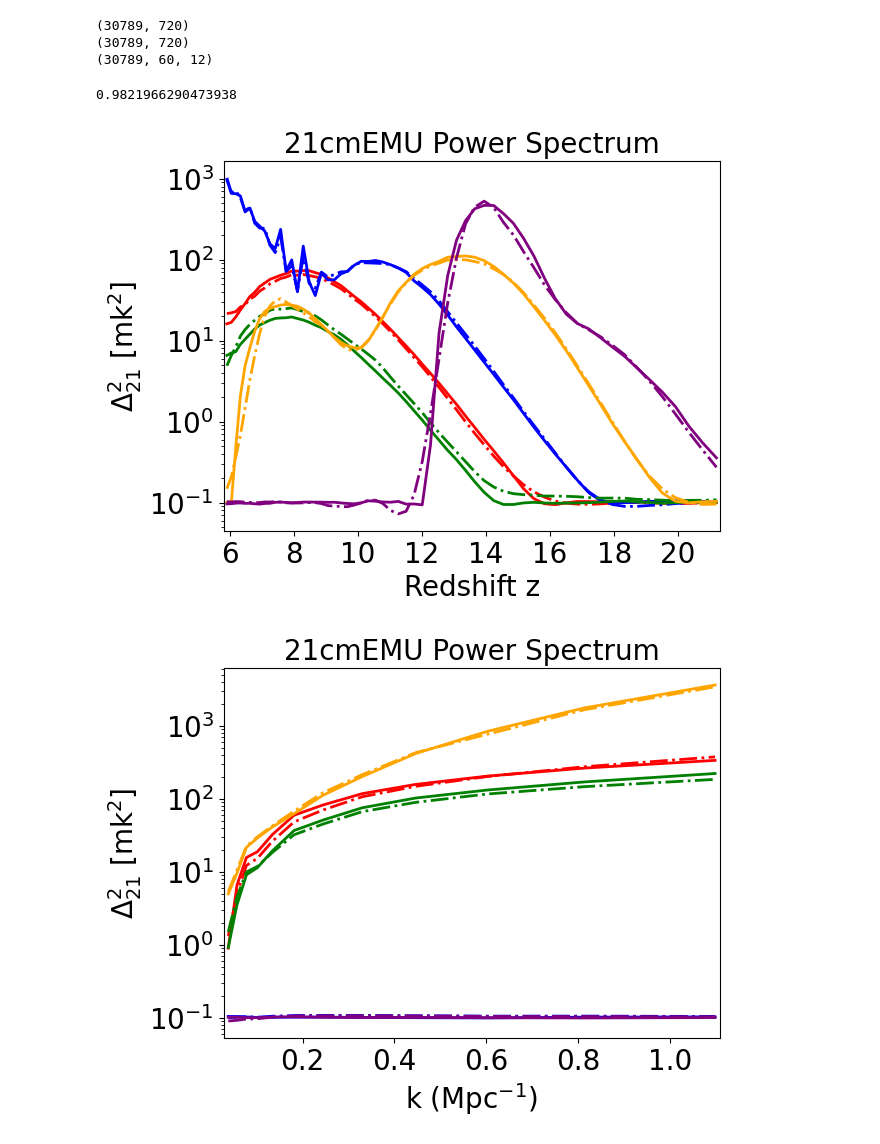
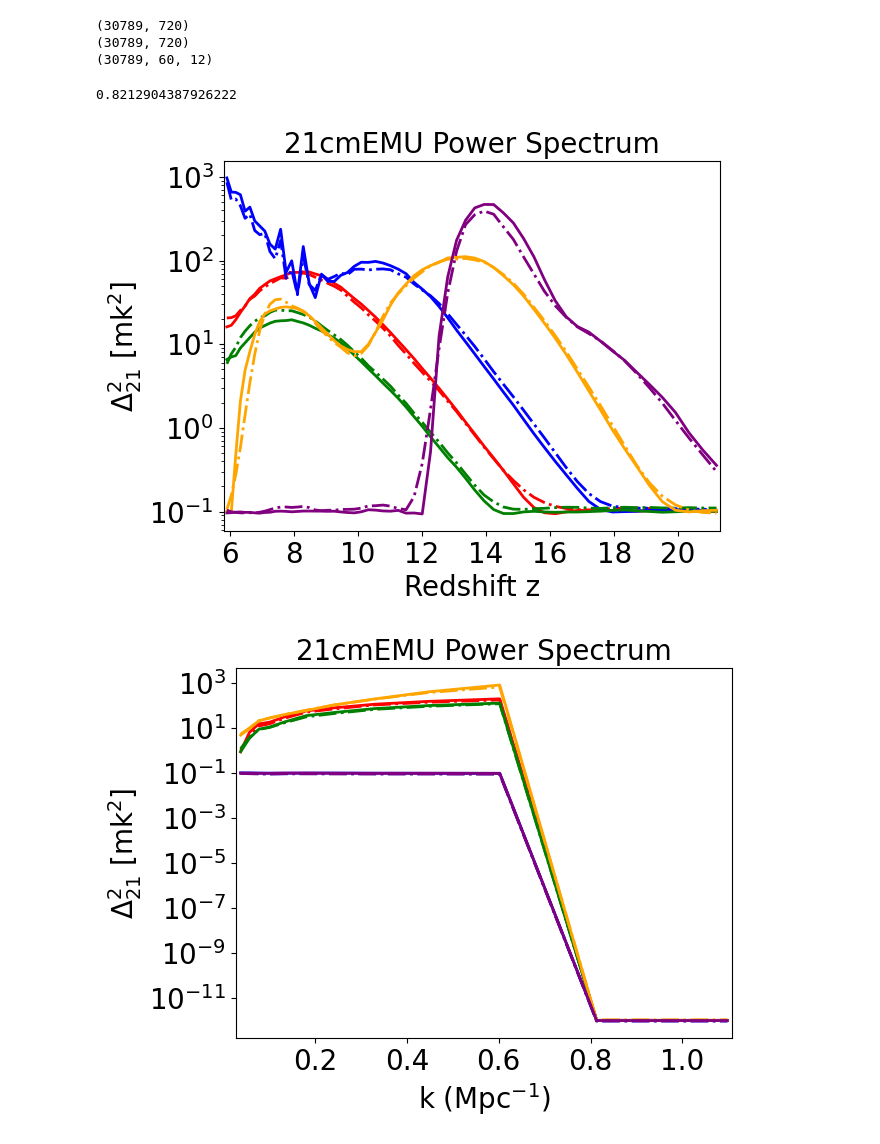
Before and after one commit to Rillard2001/RealMSc, a Jupyter notebook: 21cmEMU_TrainingData.ipynb, the cells around one changed output. Cells and saved outputs as stored; diff of their text form; code cells hidden in the pictures.

```diff
--- a/21cmEMU_TrainingData.ipynb
+++ b/21cmEMU_TrainingData.ipynb
@@ -19,9 +19,9 @@ np.random.seed(42)
 from cmEMU_functions import lhs_sampler, get_output, corner_plot, plotting_PS, get_unique, low_PS, plotting_Wk_vs_k, EarlyStopping, PSNN
 # %%
 #Get input
-t = lhs_sampler(num_rounds = 10, label = 'TrainingData')
-v = lhs_sampler(num_rounds = 10, label = 'ValidationData')
-# te = lhs_sampler(num_rounds = 33, label = 'TestData')
+# t = lhs_sampler(num_rounds = 33, label = 'TrainingData')
+# v = lhs_sampler(num_rounds = 33, label = 'ValidationData')
+te = lhs_sampler(num_rounds = 33, label = 'TestData')
 # %% [output]
 Loading
 Loading
@@ -86,5 +97,5 @@ Loading emulated round 10
 # %%
-test_output = get_output(emu, 33, 'TestData', 500)
+test_output = get_output(33, 'TestData')
 final_test = get_unique(test_output)
 # %% [output]
 Loading emulated round 1
@@ -115,3 +126,7 @@ low_val_sig = low_PS(final_val, k_cut = 0.8, method = 'Sigmoid', eta = 10)
+# %%
+#low_test_gauss = low_PS(final_val, k_cut = 0.8, method = 'Gaussian', eta = 10)
+low_test_sharp = low_PS(final_test, k_cut = 0.8, method = 'SharpCut', eta = 10)
+#low_test_sig = low_PS(final_test, k_cut = 0.8, method = 'Sigmoid', eta = 10)
 # %%
 #Drop round
 train_input = t.drop(['Round'], axis = 1)
@@ -389,18 +407,21 @@ print(best_val_loss)
 0.00011703882178625952
 # %%
 #Test neural network on test data
-loaded_model = PSNN(9, [428, 471, 168])
-loaded_model.load_state_dict(torch.load("PSNN_4fixed_100k_samples.pth"))
+loaded_model = PSNN(9, [480, 621, 523])
+loaded_model = loaded_model.double()
+loaded_model.load_state_dict(torch.load("PSNN_4fixed_low_train_sharp2.pth", map_location = torch.device('cpu')))
+
+test_loader = DataLoader(test_dataset, batch_size = 64, shuffle = True)
 
 loaded_model.eval()
 #model.eval()
 with torch.no_grad():
-    input_data = torch.tensor(test_input.to_numpy(), dtype = torch.float32)
+    input_data = torch.tensor(test_input.to_numpy(), dtype = torch.float64)
     y_pred_tens = loaded_model(input_data)
 
 y_pred = y_pred_tens.cpu().numpy()
 
-y_true = np.log10(final_test.PS).reshape(final_test.PS.shape[0], -1)
+y_true = np.log10(low_test_sharp).reshape(low_test_sharp.shape[0], -1)
 y_pred = y_pred.reshape(y_pred.shape[0], -1)
 # %%
 print(y_pred.shape)
@@ -414,13 +435,13 @@ print(y_pred_tens.cpu().numpy().shape)
 #Get R^2 score
 r2_score(y_true, y_pred)  # getting 90% 2D R^2 score with 30 000 test samples
 # %% [output]
-0.9821966290473938
+0.8212904387926222
 # %%
 #0.932 R^2 score with all 9 differing parameters at 100k training samples, 20k validation samples, 25k test samples
 #0.982 R^2 score with 5 differing parameters and 4 fixed at 100k training samples, 20k validation samples, 25k test sample
 # %%
-plotting_PS(final_test, 10 ** y_pred_tens.cpu().numpy(), 'zs', size = 5, k = 5, z = 10, filename = '21cmEMU_PS_z_fixed')
-plotting_PS(final_test, 10 ** y_pred_tens.cpu().numpy(), 'k', size = 5, k = 5, z = 10, filename = '21cmEMU_PS_k_fixed')
+plotting_PS(final_test, low_test_sharp, 10 ** y_pred_tens.cpu().numpy(), 'zs', size = 5, k = 5, z = 10, filename = '21cmEMU_PS_z_fixed')
+plotting_PS(final_test, low_test_sharp, 10 ** y_pred_tens.cpu().numpy(), 'k', size = 5, k = 5, z = 10, filename = '21cmEMU_PS_k_fixed')
 # %% [output]
-[figure, old version]
+[figure, new version]
-[figure, old version]
+[figure, new version]
```
Also changed, not shown: parts of 12 cells of this notebook, 1 other file.
